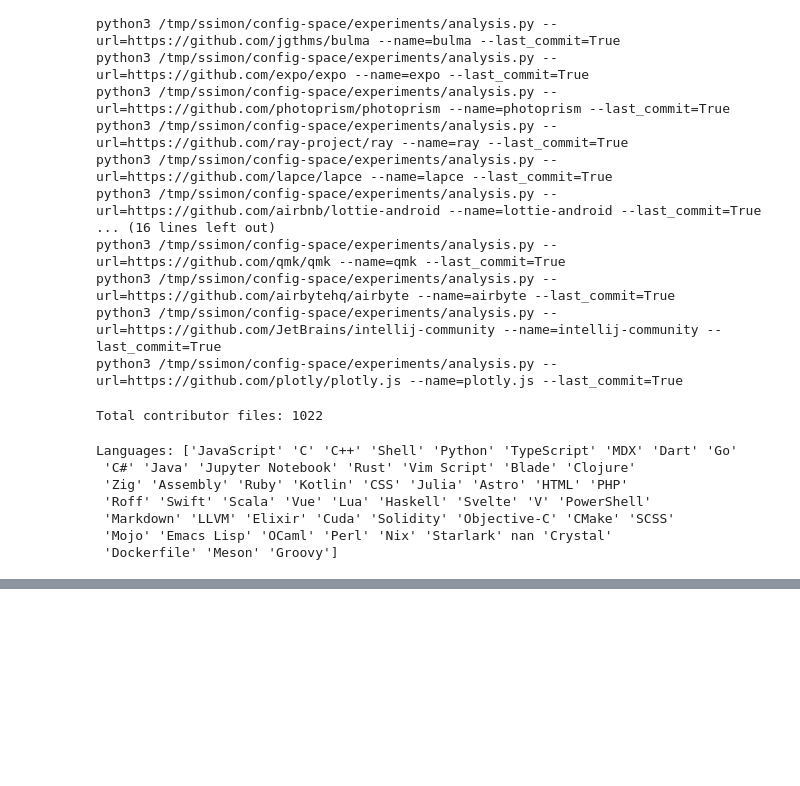
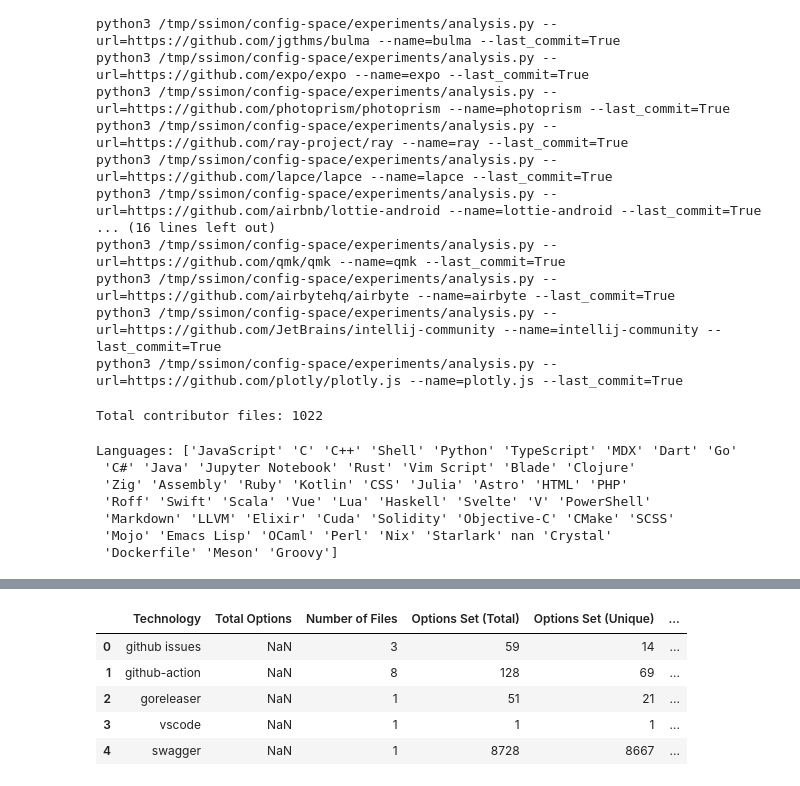
Before and after one commit to simisimon/config-space, a Jupyter notebook: test.ipynb, the cells around one changed output, grey strips where cells are left out. Drawn from its saved outputs; the diff is of its cells as text; code cells hidden in the pictures; blank space fills up the shorter version.

```diff
--- a/test.ipynb
+++ b/test.ipynb
@@ -186,0 +220,15 @@ Languages: ['JavaScript' 'C' 'C++' 'Shell' 'Python' 'TypeScript' 'MDX' 'Dart' 'G
+# %%
+import pandas as pd
+
+data_file = "data/technological/utilization/1Panel_technology_utilization.csv"
+
+df = pd.read_csv(data_file)
+
+df.head()
+# %% [output]
+|  | Technology | Total Options | Number of Files | Options Set (Total) | Options Set (Unique) | ... |
+| 0 | github issues | NaN | 3 | 59 | 14 | ... |
+| 1 | github-action | NaN | 8 | 128 | 69 | ... |
+| 2 | goreleaser | NaN | 1 | 51 | 21 | ... |
+| 3 | vscode | NaN | 1 | 1 | 1 | ... |
+| 4 | swagger | NaN | 1 | 8728 | 8667 | ... |
```
Also changed, not shown: parts of 1 cell of this notebook, 2 other files.
